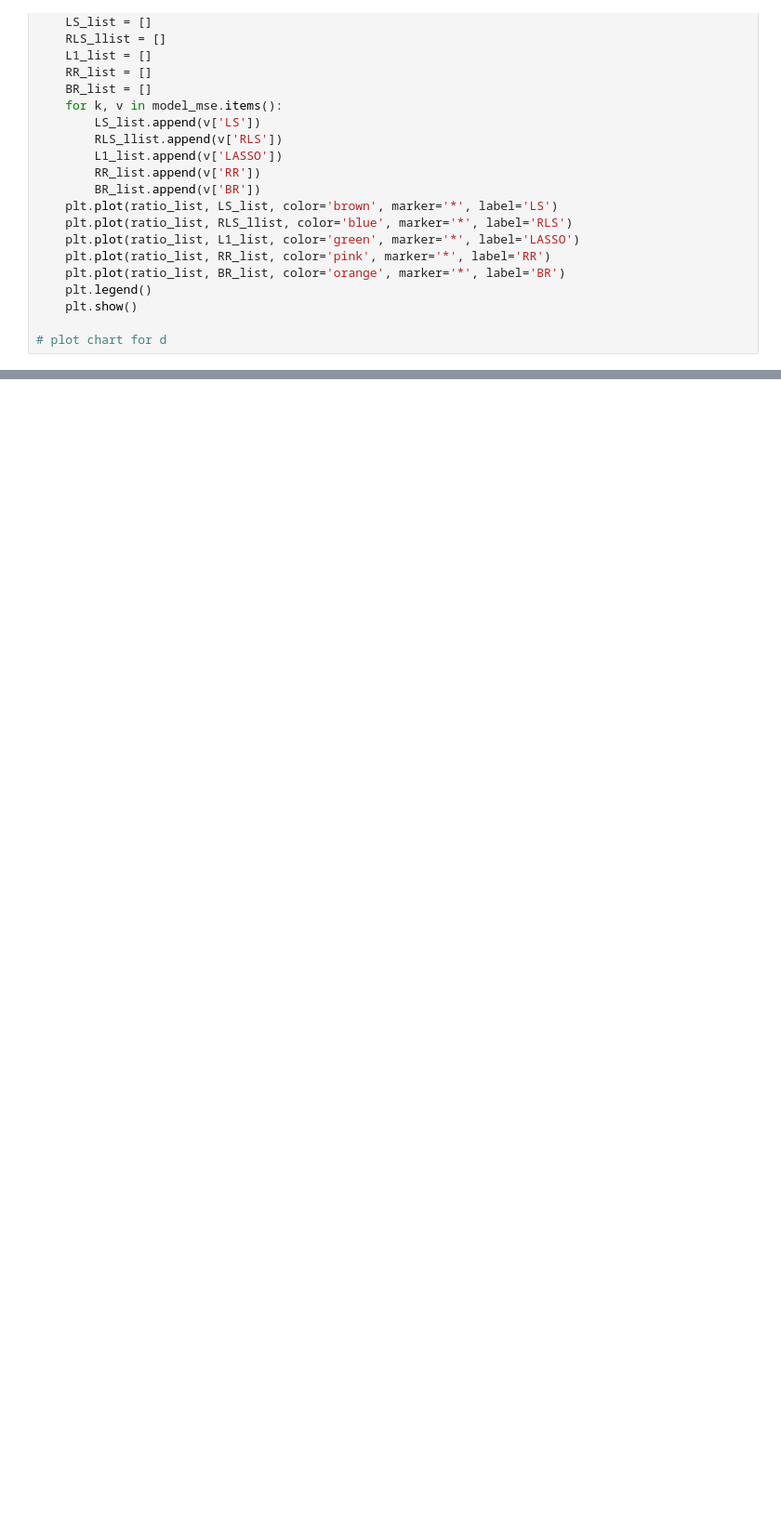
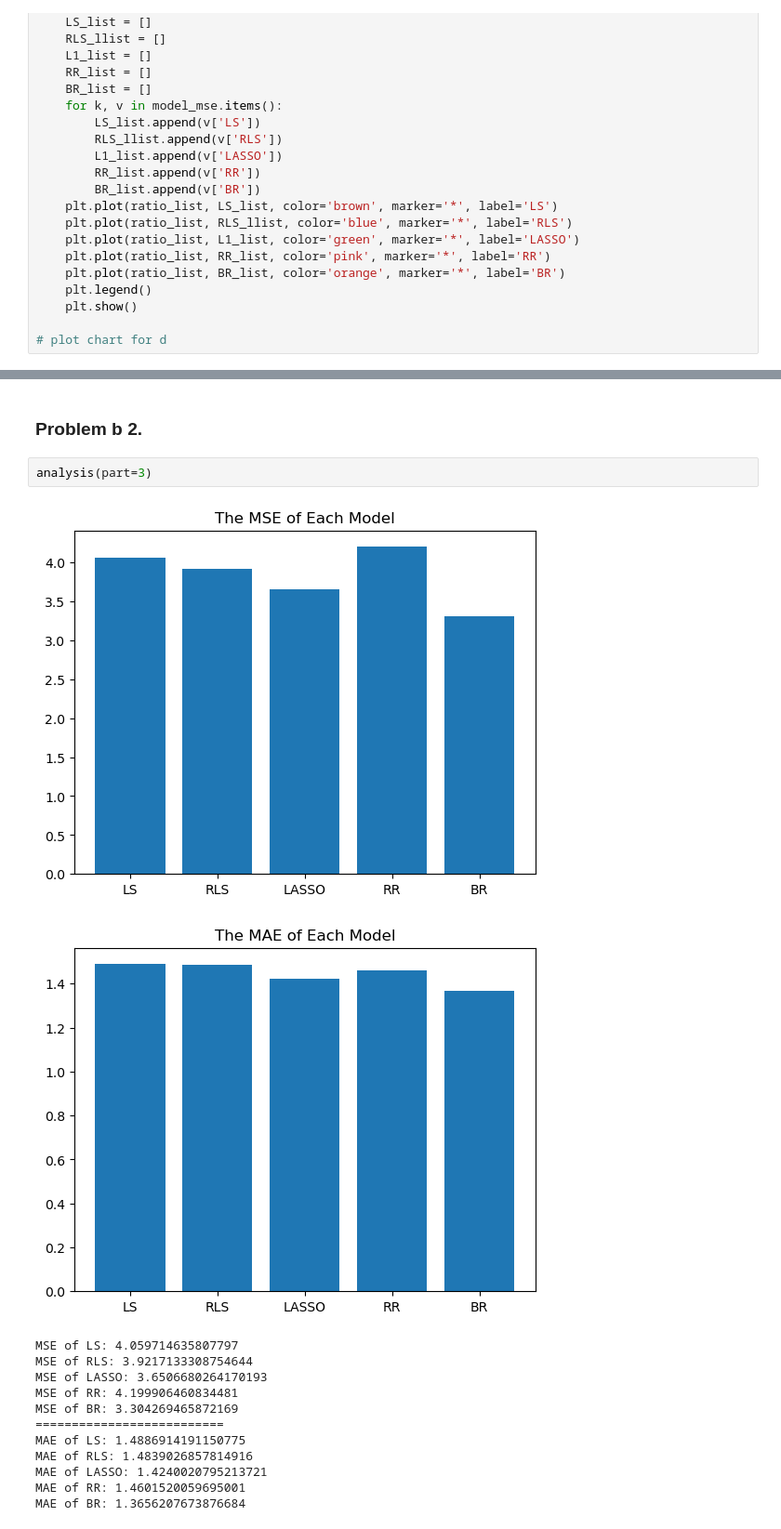
Before and after one commit to wanghchen/CS5487, a Jupyter notebook: Assignment/PA1/PA-1.ipynb, the cells around one changed output, grey strips where cells are left out. Shown at 93% size. Drawn from its saved outputs; the diff is of its cells as text; blank space fills up the shorter version.

```diff
--- a/Assignment/PA1/PA-1.ipynb
+++ b/Assignment/PA1/PA-1.ipynb
@@ -553,0 +545,18 @@ analysis(part=1)
+# %% [markdown]
+### Problem b 2.
+# %%
+analysis(part=3)
+# %% [output]
+[figure, added]
+[figure, added]
+MSE of LS: 4.059714635807797
+MSE of RLS: 3.9217133308754644
+MSE of LASSO: 3.6506680264170193
+MSE of RR: 4.199906460834481
+MSE of BR: 3.304269465872169
+==========================
+MAE of LS: 1.4886914191150775
+MAE of RLS: 1.4839026857814916
+MAE of LASSO: 1.4240020795213721
+MAE of RR: 1.4601520059695001
+MAE of BR: 1.3656207673876684
```
Also changed, not shown: parts of 28 cells of this notebook, 1 other file.
